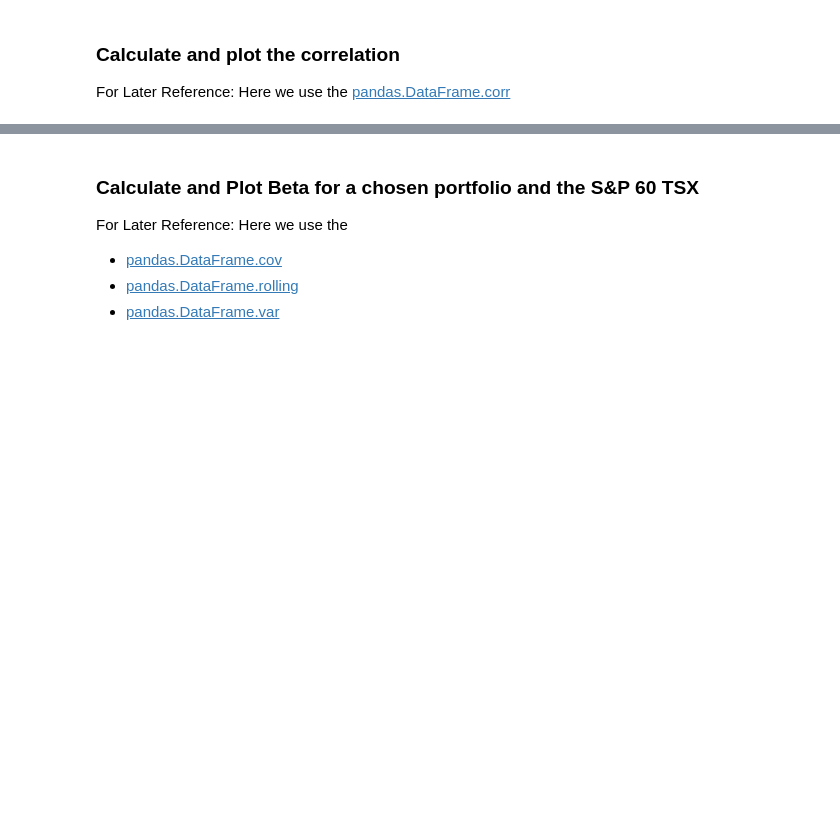
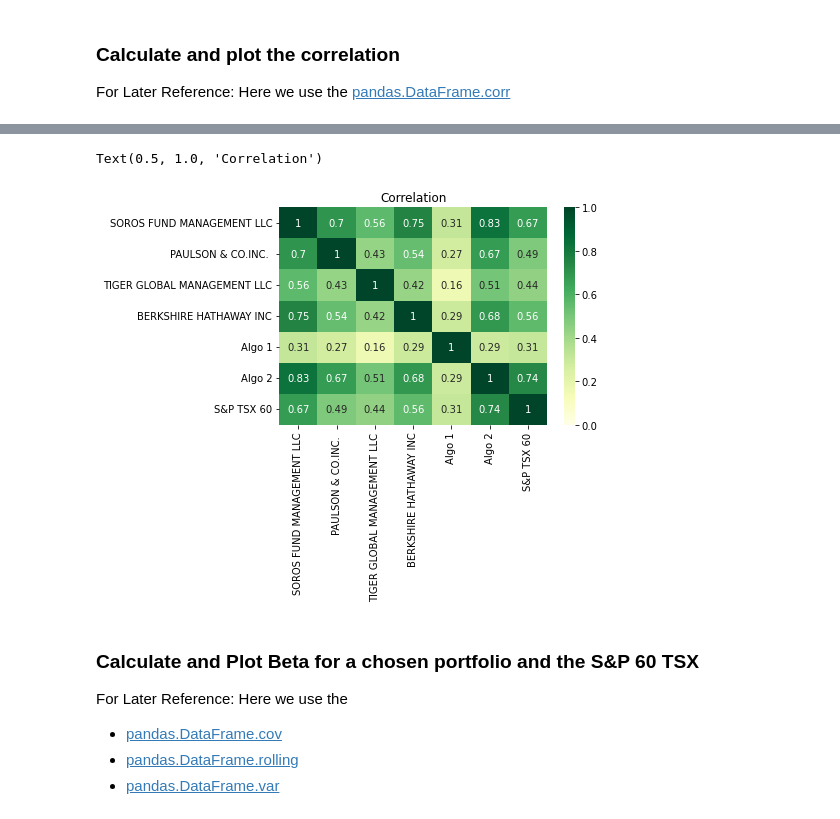
Before and after one commit to nomadic-me/Whale-Off-The-Portfolio, a Jupyter notebook: whale_analysis.ipynb, the cells around one changed output, grey strips where cells are left out. Cells and saved outputs as stored; diff of their text form; code cells hidden in the pictures; blank space fills up the shorter version.

Commit message:
Added Seaborn Heatmap for corelation
Signed-off-by: Satish Surath <s@n-m.co>

```diff
--- a/whale_analysis.ipynb
+++ b/whale_analysis.ipynb
@@ -512,6 +513,11 @@ The correlation matrix for the portfolios:
 | Algo 1 | 0.313795 | 0.266363 | 0.161236 | 0.289378 | 1.000000 | 0.285455 | ... |
 | Algo 2 | 0.826667 | 0.674015 | 0.506689 | 0.684609 | 0.285455 | 1.000000 | ... |
 | S&P TSX 60 | 0.673930 | 0.486511 | 0.440583 | 0.557250 | 0.310276 | 0.737370 | ... |
+# %%
+sns.heatmap(df_correlation, vmin=0, vmax=1, cmap="YlGn", annot=True).set_title("Correlation")
+# %% [output]
+Text(0.5, 1.0, 'Correlation')
+[figure, added]
 # %% [markdown]
 ### Calculate and Plot Beta for a chosen portfolio and the S&P 60 TSX
 
```
Also changed, not shown: parts of 5 cells of this notebook.
